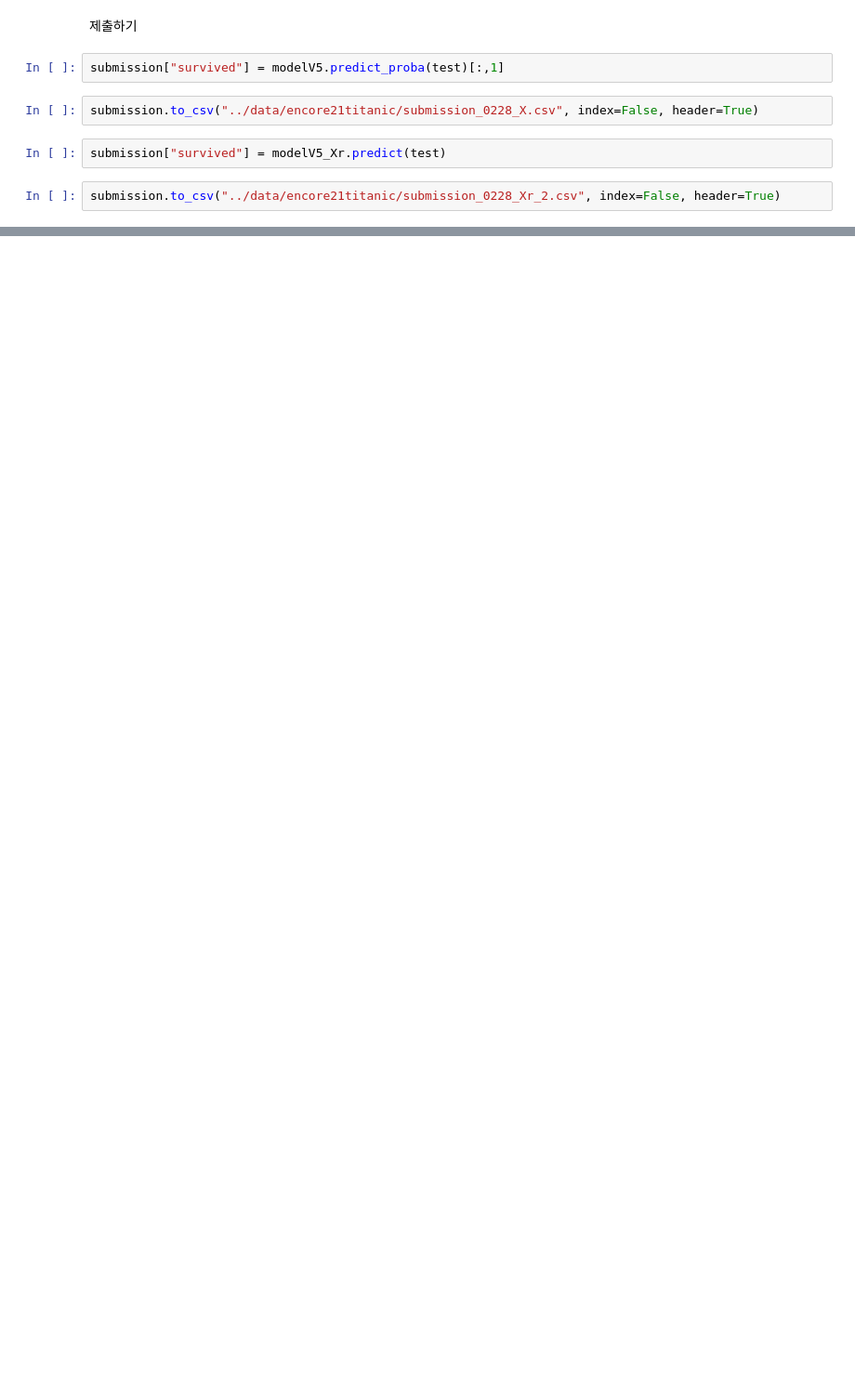
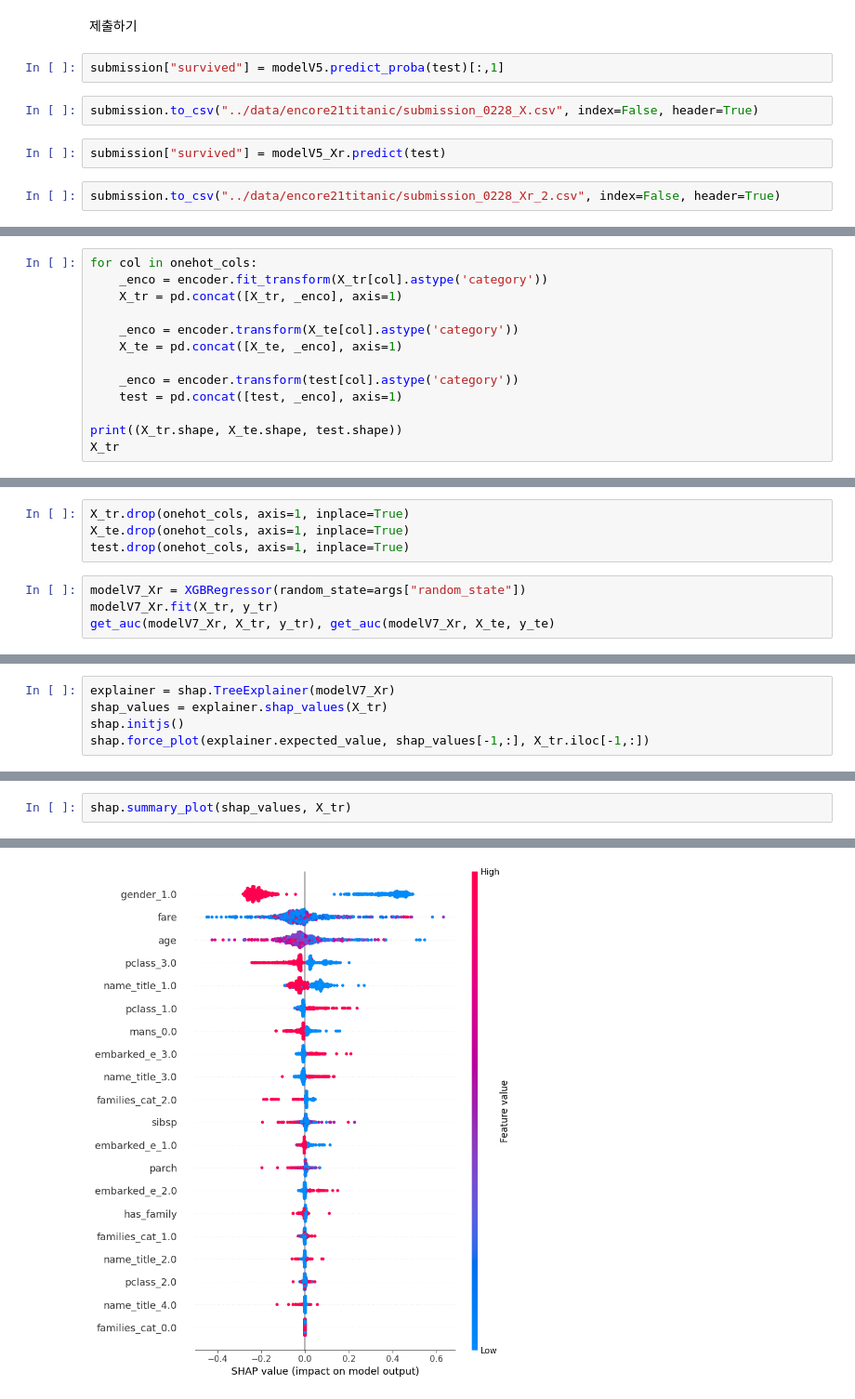
Before and after one commit to moneyless1989/data_engineering, a Jupyter notebook: practices/kaggle/encore_titanic_v1.ipynb, the cells around one changed output, grey strips where cells are left out. Shown at 93% size. Saved outputs shown, nothing was run; the diff lists cells and outputs as text; blank space fills up the shorter version.

```diff
--- a/practices/kaggle/encore_titanic_v1.ipynb
+++ b/practices/kaggle/encore_titanic_v1.ipynb
@@ -1953,0 +2148,13 @@ submission.to_csv("../data/encore21titanic/submission_0228_Xr_2.csv", index=Fals
+# %%
+for col in onehot_cols:
+    _enco = encoder.fit_transform(X_tr[col].astype('category'))
+    X_tr = pd.concat([X_tr, _enco], axis=1)
+
+    _enco = encoder.transform(X_te[col].astype('category'))
+    X_te = pd.concat([X_te, _enco], axis=1)
+
+    _enco = encoder.transform(test[col].astype('category'))
+    test = pd.concat([test, _enco], axis=1)
+
+print((X_tr.shape, X_te.shape, test.shape))
+X_tr
@@ -1953,0 +2176,8 @@ submission.to_csv("../data/encore21titanic/submission_0228_Xr_2.csv", index=Fals
+# %%
+X_tr.drop(onehot_cols, axis=1, inplace=True)
+X_te.drop(onehot_cols, axis=1, inplace=True)
+test.drop(onehot_cols, axis=1, inplace=True)
+# %%
+modelV7_Xr = XGBRegressor(random_state=args["random_state"])
+modelV7_Xr.fit(X_tr, y_tr)
+get_auc(modelV7_Xr, X_tr, y_tr), get_auc(modelV7_Xr, X_te, y_te)
@@ -1953,0 +2217,5 @@ submission.to_csv("../data/encore21titanic/submission_0228_Xr_2.csv", index=Fals
+# %%
+explainer = shap.TreeExplainer(modelV7_Xr)
+shap_values = explainer.shap_values(X_tr)
+shap.initjs()
+shap.force_plot(explainer.expected_value, shap_values[-1,:], X_tr.iloc[-1,:])
@@ -1953,0 +2226,3 @@ submission.to_csv("../data/encore21titanic/submission_0228_Xr_2.csv", index=Fals
+# %%
+shap.summary_plot(shap_values, X_tr)
+# %% [output]
@@ -1953,0 +2230 @@ submission.to_csv("../data/encore21titanic/submission_0228_Xr_2.csv", index=Fals
+[figure, added]
```
Also changed, not shown: parts of 73 cells of this notebook.
